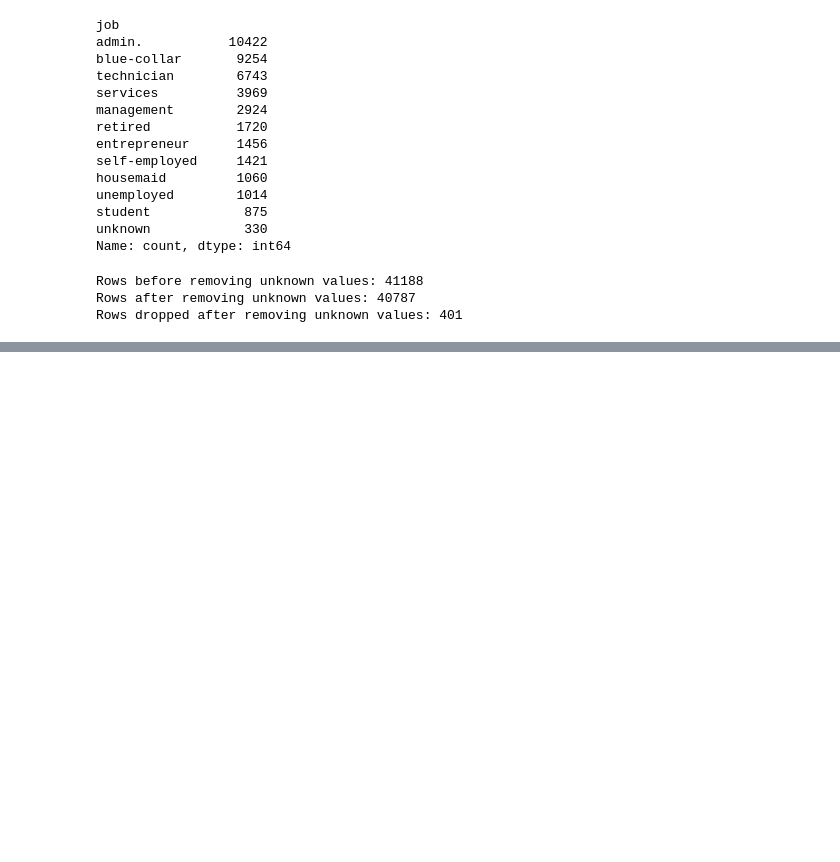
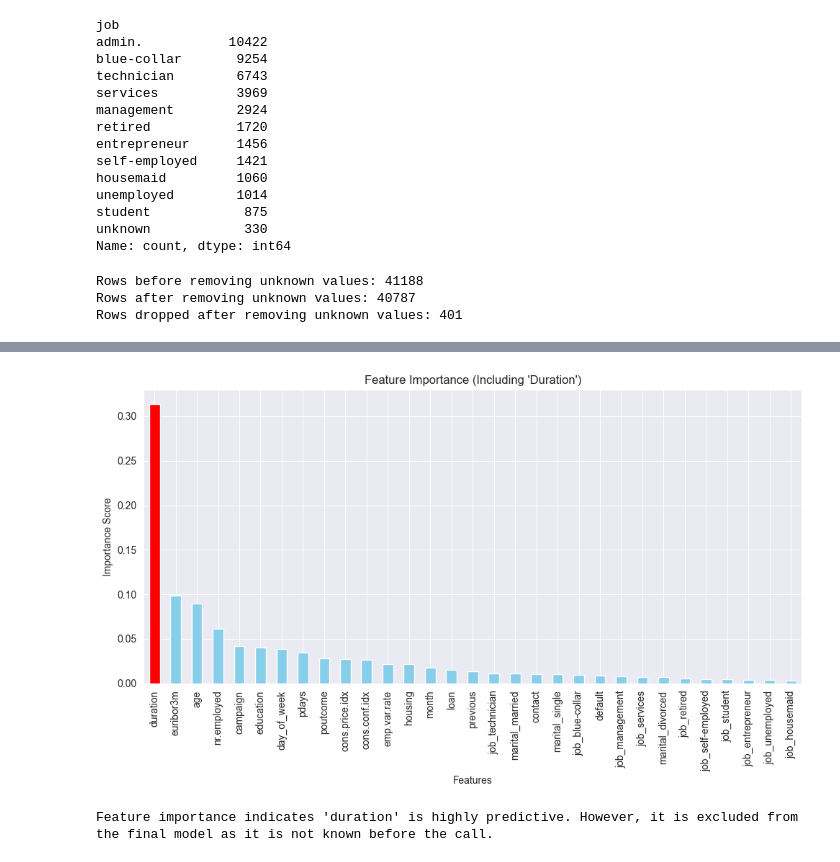
Before and after one commit to LahiWeer/2330902-ML_CW, a Jupyter notebook: Preprocessing/S2 - Categorical Encoding and One Hot Encoding.ipynb, the cells around one changed output, grey strips where cells are left out. Drawn from its saved outputs; the diff is of its cells as text; code cells hidden in the pictures; blank space fills up the shorter version.

```diff
--- a/Preprocessing/S2 - Categorical Encoding and One Hot Encoding.ipynb
+++ b/Preprocessing/S2 - Categorical Encoding and One Hot Encoding.ipynb
@@ -254,3 +298,49 @@ print(data.head(10))
+# %%
+# Feature importance simulation for visualization
+from sklearn.ensemble import RandomForestClassifier
+from sklearn.preprocessing import LabelEncoder
+
+# Drop rows with missing target
+data = data.dropna(subset=["y"])
+
+# Fill missing values for simplicity
+data.fillna(data.mode().iloc[0], inplace=True)
+
+# Label encode categorical variables for simplicity
+le = LabelEncoder()
+for column in data.select_dtypes(include=["object"]).columns:
+    data[column] = le.fit_transform(data[column])
+
+# Split into X (features) and y (target)
+X = data.drop(columns=["y"])
+y = data["y"]
+
+# Fit Random Forest to compute feature importance
+rf = RandomForestClassifier(random_state=42)
+rf.fit(X, y)
+
+# Create feature importance plot
+importances = pd.Series(rf.feature_importances_, index=X.columns).sort_values(ascending=False)
+
+plt.figure(figsize=(10, 6))
+importances.plot(
+    kind="bar",
+    color=["red" if feature == "duration" else "skyblue" for feature in importances.index]
+)
+
+plt.title("Feature Importance (Including 'Duration')")
+plt.ylabel("Importance Score")
+plt.xlabel("Features")
+plt.axhline(y=0, color='black', linewidth=0.5)
+plt.tight_layout()
+plt.show()
+
+# Note: Highlight 'duration' in the plot or explain its exclusion
+print("\nFeature importance indicates 'duration' is highly predictive. "
+      "However, it is excluded from the final model as it is not known before the call.")
+# %% [output]
+[figure, added]
+Feature importance indicates 'duration' is highly predictive. However, it is excluded from the final model as it is not known before the call.
 # %%
 # Specify all columns to be converted to 'category', including one-hot encoded columns
 categorical_columns = ['default', 'housing', 'loan', 'contact', 'month',
```
Also changed, not shown: parts of 11 cells of this notebook, 2 other files.
